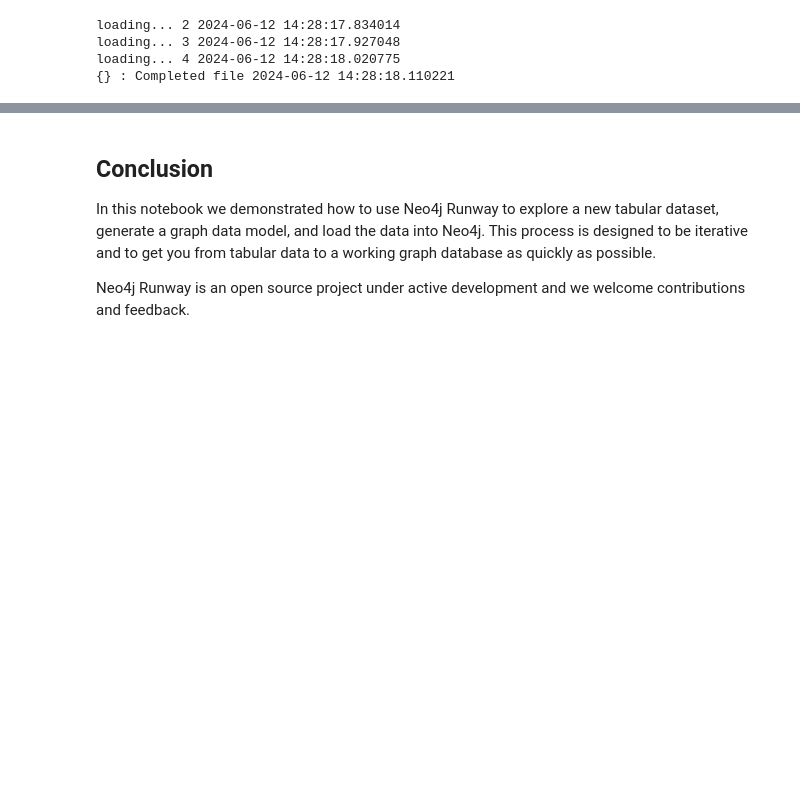
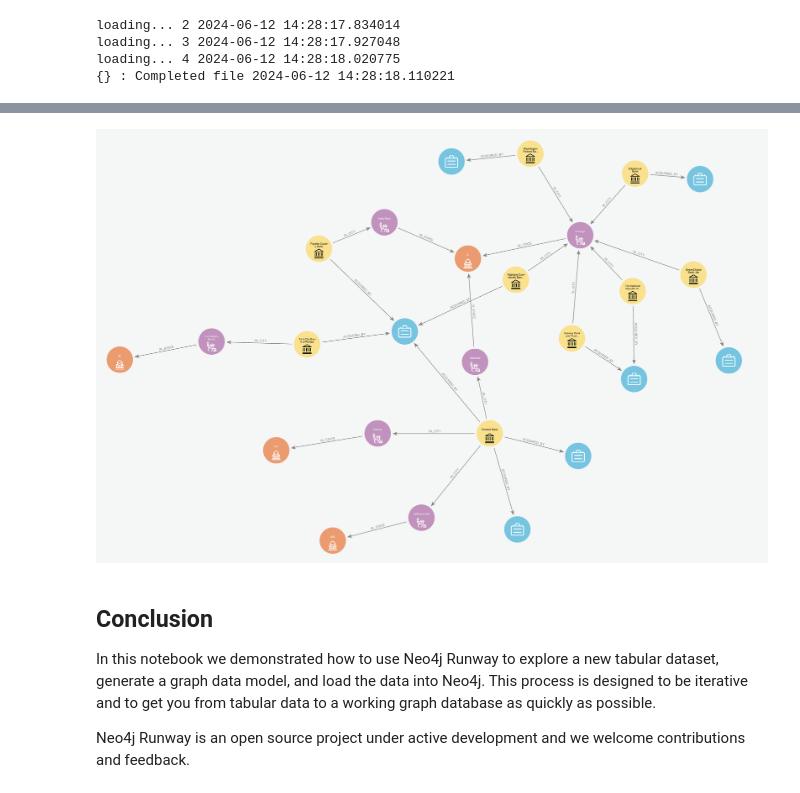
Before and after one commit to djb91/neo4j, a Jupyter notebook: neo4j-runway/neo4jRunway_e2e.ipynb, the cells around one changed output, grey strips where cells are left out. Drawn from its saved outputs; the diff is of its cells as text; code cells hidden in the pictures; blank space fills up the shorter version.

Commit message:
Add files via upload
Added graph image to the notebook

```diff
--- a/neo4j-runway/neo4jRunway_e2e.ipynb
+++ b/neo4j-runway/neo4jRunway_e2e.ipynb
@@ -308,3 +311,8 @@ loading... 4 2024-06-12 14:28:18.020775
+# %%
+# display image of graph
+Image(filename='neo4jRunway_graph.png')
+# %% [output]
+[figure, added]
 # %% [markdown]
 ## Conclusion
 In this notebook we demonstrated how to use Neo4j Runway to explore a new tabular dataset, generate a graph data model, and load the data into Neo4j. This process is designed to be iterative and to get you from tabular data to a working graph database as quickly as possible.
```
Also changed, not shown: parts of 2 cells of this notebook.
